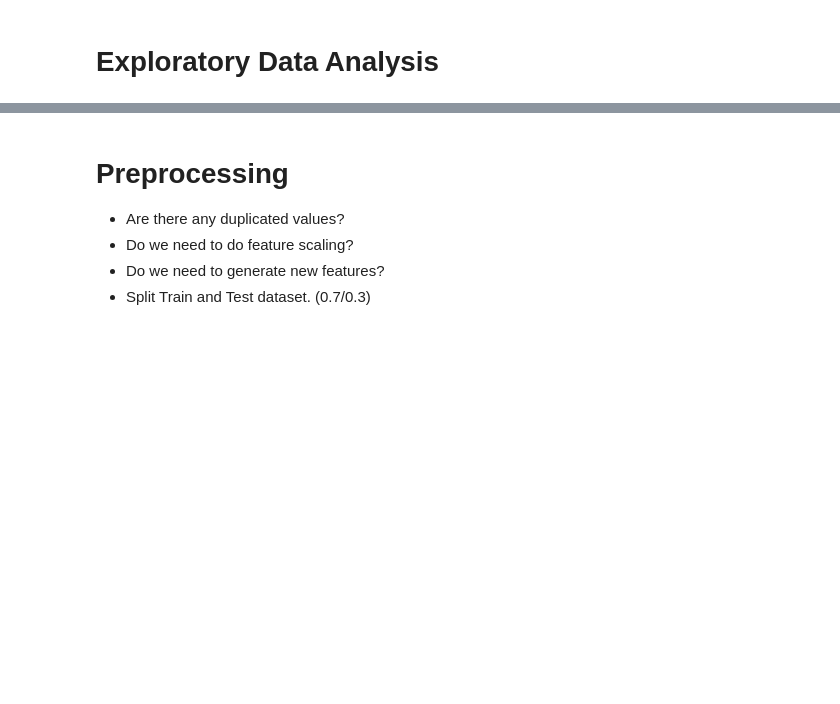
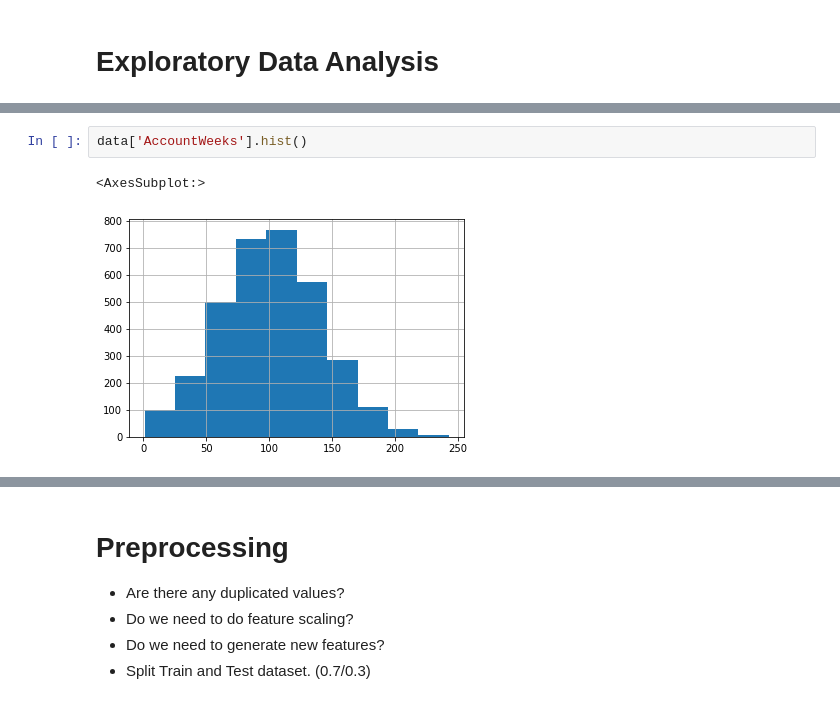
Before and after one commit to KutayAkalin/ML_Course_9-11-20, a Jupyter notebook: Project/09-11-2020 ML Course Nigeria Project 'name'.ipynb, the cells around one changed output, grey strips where cells are left out. Saved outputs shown, nothing was run; the diff lists cells and outputs as text; blank space fills up the shorter version.

```diff
--- a/Project/09-11-2020 ML Course Nigeria Project 'name'.ipynb
+++ b/Project/09-11-2020 ML Course Nigeria Project 'name'.ipynb
@@ -53,0 +160,5 @@ data.head()
+# %%
+data['AccountWeeks'].hist()
+# %% [output]
+<AxesSubplot:>
+[figure, added]
```
Also changed, not shown: parts of 44 cells of this notebook.
